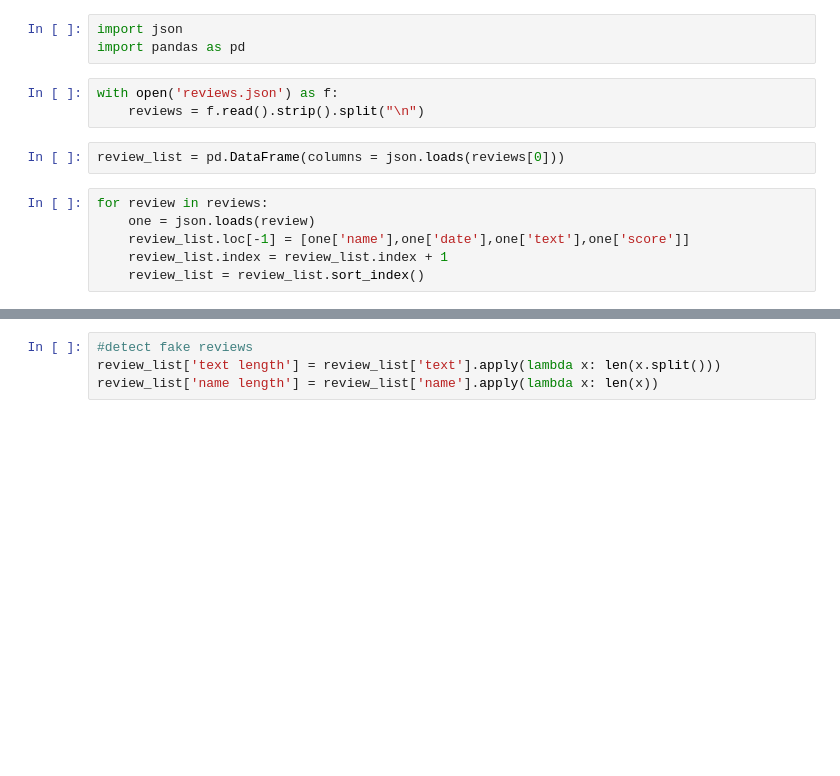
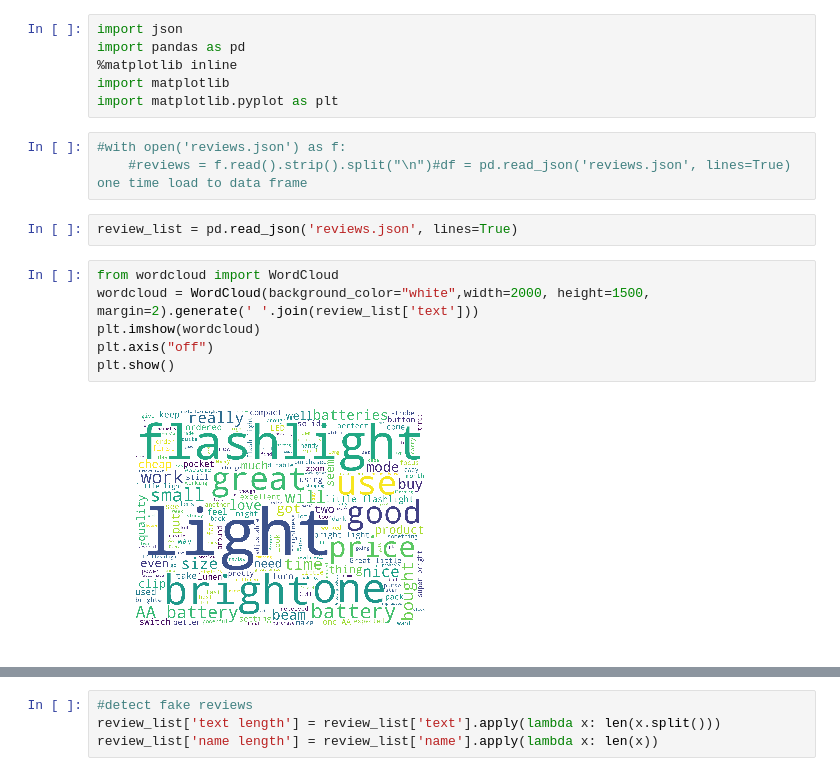
Before and after one commit to nichengzhi/chengzhi_ni, a Jupyter notebook: Assignment_03/Untitled.ipynb, the cells around one changed output, grey strips where cells are left out. Cells and saved outputs as stored; diff of their text form; blank space fills up the shorter version.

```diff
--- a/Assignment_03/Untitled.ipynb
+++ b/Assignment_03/Untitled.ipynb
@@ -1,14 +1,19 @@
 # %%
 import json
 import pandas as pd
+%matplotlib inline
+import matplotlib
+import matplotlib.pyplot as plt
 # %%
-with open('reviews.json') as f:
-    reviews = f.read().strip().split("\n")
+#with open('reviews.json') as f:
+    #reviews = f.read().strip().split("\n")#df = pd.read_json('reviews.json', lines=True) one time load to data frame
-# %%
-review_list = pd.DataFrame(columns = json.loads(reviews[0]))
-# %%
-for review in reviews:
-    one = json.loads(review)
-    review_list.loc[-1] = [one['name'],one['date'],one['text'],one['score']]
-    review_list.index = review_list.index + 1
-    review_list = review_list.sort_index()
+# %%
+review_list = pd.read_json('reviews.json', lines=True)
+# %%
+from wordcloud import WordCloud
+wordcloud = WordCloud(background_color="white",width=2000, height=1500, margin=2).generate(' '.join(review_list['text']))
+plt.imshow(wordcloud)
+plt.axis("off")
+plt.show()
+# %% [output]
+[figure, added]
```
Also changed, not shown: parts of 110 cells of this notebook.
